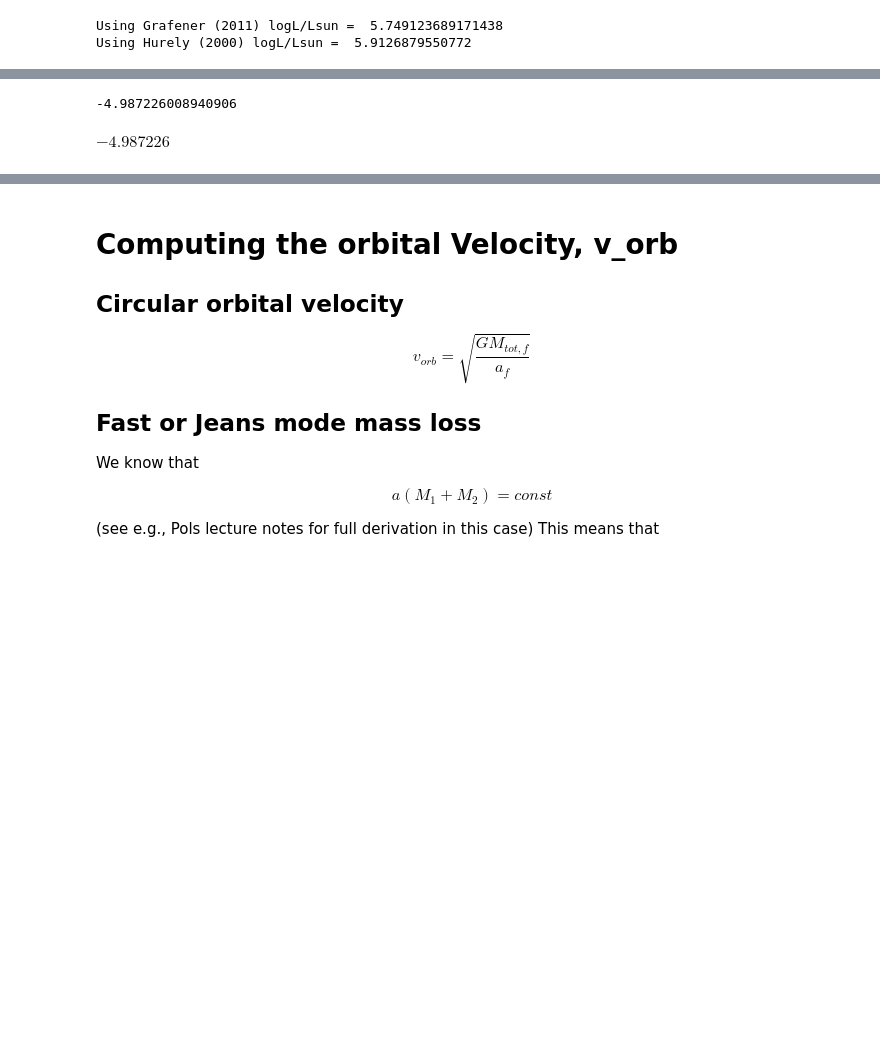
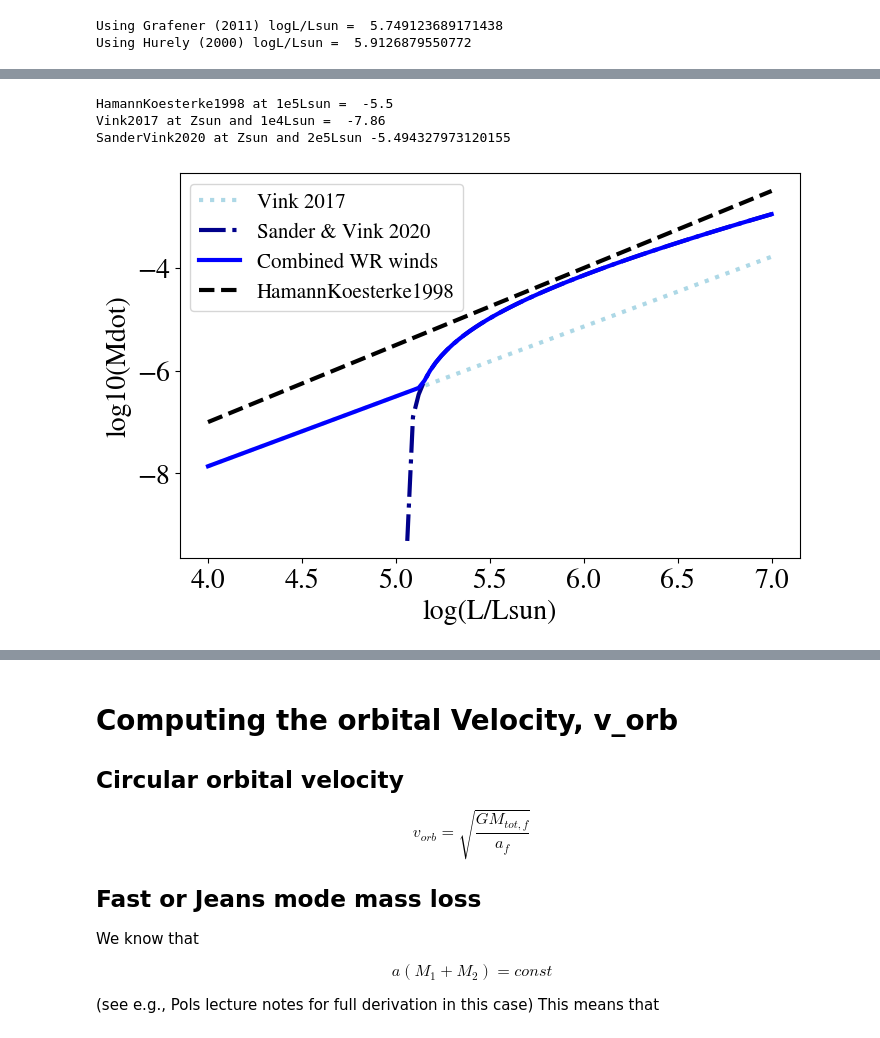
Before and after one commit to LiekeVanSon/ZdependentFormEff, a Jupyter notebook: code/Vorb_vs_Vkick.ipynb, the cells around one changed output, grey strips where cells are left out. Cells and saved outputs as stored; diff of their text form; code cells hidden in the pictures; blank space fills up the shorter version.

Commit message:
debugging wind and kick analytical figure

```diff
--- a/code/Vorb_vs_Vkick.ipynb
+++ b/code/Vorb_vs_Vkick.ipynb
@@ -111,7 +111,7 @@ def L_THEMS(M_hei):
     Hurley 2000
     """
     # eq. 82
-    alpha = max(0, 0.85 - 0.08 * M_hei)
+    alpha = np.maximum(0, 0.85 - 0.08 * M_hei)
 
     # eq. 77
     L_ZHe = (15262 * M_hei**10.25) / (
@@ -135,7 +135,7 @@ def LM_Grafener2011(M, F1=3.017, F2=2.446, F3=-0.306):
 
 ###########################################
 # Mass lumminosity relation for naked He stars
-L = LM_Grafener2011(22, F1=3.017, F2=2.446, F3=-0.306)  # L/Lsun
+L = LM_Grafener2011(22)  # L/Lsun
 print("Using Grafener (2011) logL/Lsun = ", np.log10(L))
 
 
@@ -203,7 +205,7 @@ $$
 ###########################################
 # Different wind-mass-loss prescriptions
 ###########################################
-# Hamman & Koesterke 1998 (default COMPAS)
+# Hamman & Koesterke 1998 (old default COMPAS)
 def HamannKoesterke1998(L, Z, Zsun = 0.014, fWR=1.0):
     """
     Eq 9 from Belczynski 2010
@@ -213,9 +215,9 @@ def HamannKoesterke1998(L, Z, Zsun = 0.014, fWR=1.0):
     But I never actually found this equation in here???
     """
     Mdot = fWR * 1e-13 * (L / const.L_sun) ** 1.5 * (Z / Zsun) ** 0.86
-    return Mdot * u.Msun / (u.yr)
+    return np.log10(Mdot) # log10 Msun yr^-1
 
-# print(HamannKoesterke1998(10000*const.L_sun, 0.014, fWR=1.0) )
+print('HamannKoesterke1998 at 1e5Lsun = ', HamannKoesterke1998(1e5*const.L_sun, 0.014, fWR=1.0) )
 
 ##################
 # Vink 2017
@@ -231,8 +233,7 @@ def Vink2017(L, Z, Zsun=0.014):
 
     return logMdot
 
-# print(Vink2017(10000*const.L_sun, 0.014, Zsun=0.014) )
-
+print('Vink2017 at Zsun and 1e4Lsun = ', Vink2017(1e4*const.L_sun, 0.014, Zsun=0.014) )
 
 # Sander & Vink 2020
 def SanderVink2020(L, Z, Zsun = 0.014):
@@ -241,44 +242,67 @@ def SanderVink2020(L, Z, Zsun = 0.014):
     https://arxiv.org/abs/2009.01849
 
     + Temperature correction from Sander et al. 2023
     https://www.aanda.org/articles/aa/full_html/2023/02/aa45110-22/aa45110-22.html
 
     !! Takes L in L/Lsun, i.e. 2e5,  (many values return NAN)
 
     """
     # Mass lumminosity relation for nakeed He stars
     # L = 170761.47525570545 #LM_Grafener2011(M, F1 = 3.017, F2=2.446, F3 = -0.306) #L/Lsun
     # print('for M = ', M, 'L = ', L)
     # general wind mass loss prescription
     alpha      = 0.32 * np.log10(Z/Zsun) + 1.4
-    logL0_Lsun = -0.87*np.log10(Z/Zsun) + 5.06 #+ np.log(const.L_sun.value)
-    L0         = 10**(logL0_Lsun) #L/Lsun
+    logL0_Lsun = -0.87*np.log10(Z/Zsun) + 5.06
     logMdot10  = -0.75 * np.log10(Z/Zsun) - 4.06
-    Mdot10     = 10**(logMdot10)
 
-    Mdot    = Mdot10 * (np.log(L/L0))**alpha * (L/(10*L0))**(3./4.)
+    log_Mdot2020   = alpha * np.log10(np.log10(L) - logL0_Lsun) + 0.75 * (np.log10(L) - logL0_Lsun - 1.0) + logMdot10
 
-    return np.log10(Mdot) #Msun yr^-1
+    # Temperature correction to the SanderVink2020 prescription # I dont have Teff for now
+    # if Teff > 1e5:
+        # M_SV2023 = M_SV2020 - 6 * np.log10( Teff/(141 *1e3) )
+    logMdot = log_Mdot2020 # - 6 * np.log10(1e5/(141 *1e3) )
 
-print(SanderVink2020(2e5, 0.014, Zsun=0.014) )
+    return  logMdot # log10 Msun yr^-1
+
+print('SanderVink2020 at Zsun and 2e5Lsun', SanderVink2020(2e5, 0.014, Zsun=0.014) )
 
 
 # Combined WR winds for low and high L combining Vink 2017 + Sander & Vink 2020
 def WRwind_SV(L, Z, Zsun=0.014):
     """
     Combined WR wind prescription for low and high luminosity
     """
-    M_vink2017 = Vink2017(L*const.L_sun, Z, Zsun=Zsun)
+    M_vink2017 = Vink2017(L*const.L_sun, Z, Zsun=Zsun) #log10(Mdot)
     # print('M_vink2017',M_vink2017)
-    M_SV2020 = SanderVink2020(L, Z, Zsun=Zsun)
+    M_SV2020 = SanderVink2020(L, Z, Zsun=Zsun) #log10(Mdot)
     # print('M_SV2020', M_SV2020)
 
-    # Temperature correction to the SanderVink2020 prescription
-    M_SV2023 = M_SV2020  # - 6 * np.log10(Teff)
+    # Replace NaN values with small number
+    M_vink2017 = np.where(np.isnan(M_vink2017), -99, M_vink2017)
+    M_SV2020 = np.where(np.isnan(M_SV2020), -99, M_SV2020)
 
-    return np.maximum(M_vink2017, M_SV2023)
+    return np.maximum(M_vink2017, M_SV2020) #log10(Mdot)
 
-WRwind_SV(2e5, 0.014, Zsun=0.014)
+# WRwind_SV(2e5, 0.014, Zsun=0.014)
+WRwind_SV(np.linspace(10**4, 10**7), 0.014, Zsun=0.014)
+
+
+############################################
+# Check that our prescriptions are working
+fig, ax = plt.subplots(figsize=(8, 5))
+log_L_Lsun = np.linspace(4, 7, num = 100) #log10(L/Lsun)
+metallicity = 0.014
+plt.plot(log_L_Lsun, Vink2017(10**log_L_Lsun*const.L_sun, metallicity), label = 'Vink 2017', lw = 3, ls = ':', c = 'lightblue')
+plt.plot(log_L_Lsun, SanderVink2020(10**log_L_Lsun, metallicity) , label = 'Sander & Vink 2020', lw = 3,ls = '-.', c = 'darkblue')
+plt.plot(log_L_Lsun, WRwind_SV(10**log_L_Lsun, metallicity), label = 'Combined WR winds', lw = 3,ls = '-', c = 'blue')
+
+plt.plot(log_L_Lsun, HamannKoesterke1998(10**log_L_Lsun*const.L_sun, metallicity), label = 'HamannKoesterke1998', lw = 3,ls = '--', c = 'black')
+plt.xlabel('log(L/Lsun)')
+plt.ylabel('log10(Mdot)')
+plt.legend( loc='upper left', fontsize = 15)#bbox_to_anchor=(1.05, 1),
+plt.show()
 # %% [output]
--4.987226008940906
+HamannKoesterke1998 at 1e5Lsun =  -5.5
+Vink2017 at Zsun and 1e4Lsun =  -7.86
+SanderVink2020 at Zsun and 2e5Lsun -5.494327973120155
-$-4.987226 \; \mathrm{}$
+[figure, added]
```
Also changed, not shown: parts of 10 cells of this notebook.
